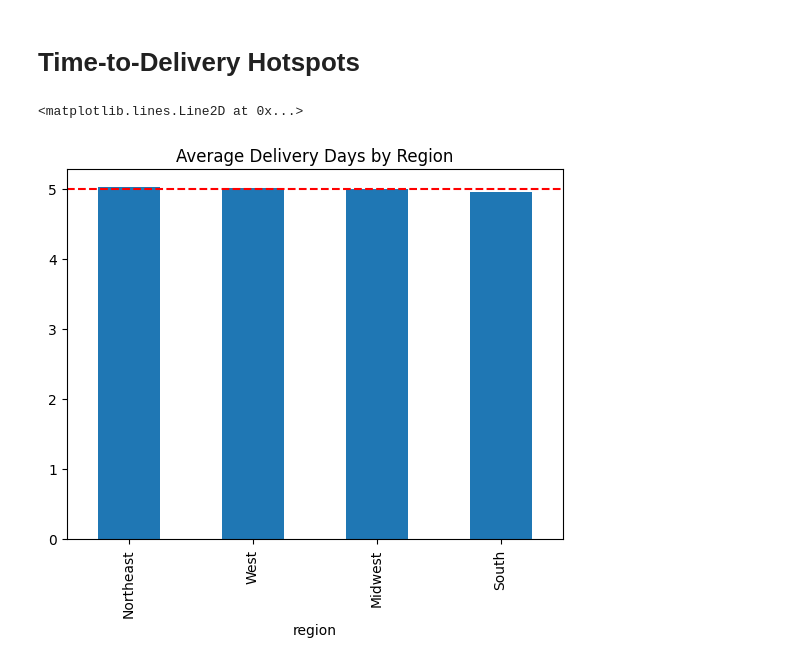
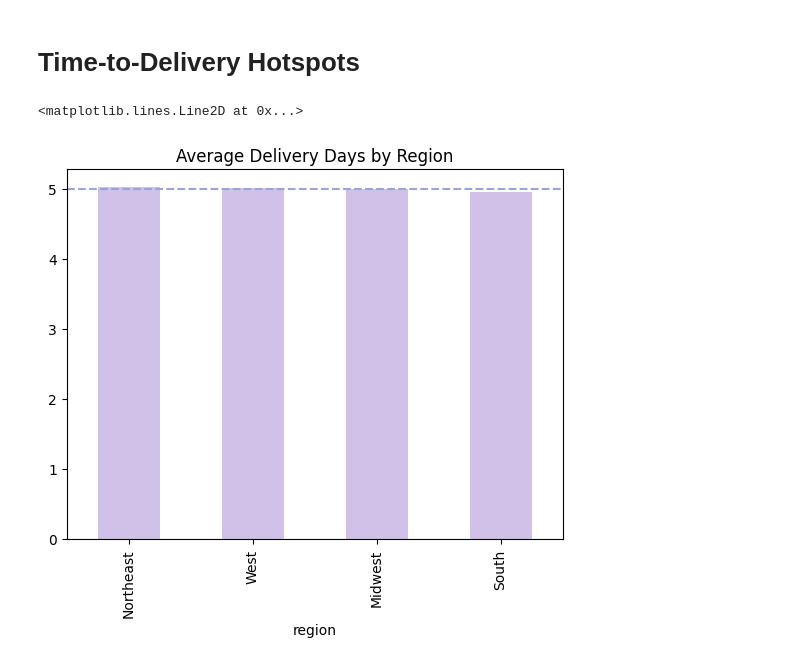
Before and after one commit to FAKIHAKHAN/1st, a Jupyter notebook: Optimizing Retail Sales with EDA, Price Elasticity & Feature Importance Analysis.ipynb, the cells around one changed output. Cells and saved outputs as stored; diff of their text form; code cells hidden in the pictures.

```diff
--- a/Optimizing Retail Sales with EDA, Price Elasticity & Feature Importance Analysis.ipynb
+++ b/Optimizing Retail Sales with EDA, Price Elasticity & Feature Importance Analysis.ipynb
@@ -1188,8 +1162,8 @@ drive.mount('/content/drive')
 # Time-to-Delivery Hotspots
 # %%
 delivery_hotspots = df.groupby('region')['delivery_days'].mean().sort_values(ascending=False)
-delivery_hotspots.plot(kind='bar', title='Average Delivery Days by Region')
-plt.axhline(y=df['delivery_days'].mean(), color='red', linestyle='--', label='Global Average')
+delivery_hotspots.plot(kind='bar', title='Average Delivery Days by Region',color=color_list[1])
+plt.axhline(y=df['delivery_days'].mean(), linestyle='--', label='Global Average',color=color_list[3])
 # %% [output]
 <matplotlib.lines.Line2D at 0x...>
-[figure, old version]
+[figure, new version]
```
Also changed, not shown: parts of 19 cells of this notebook.
